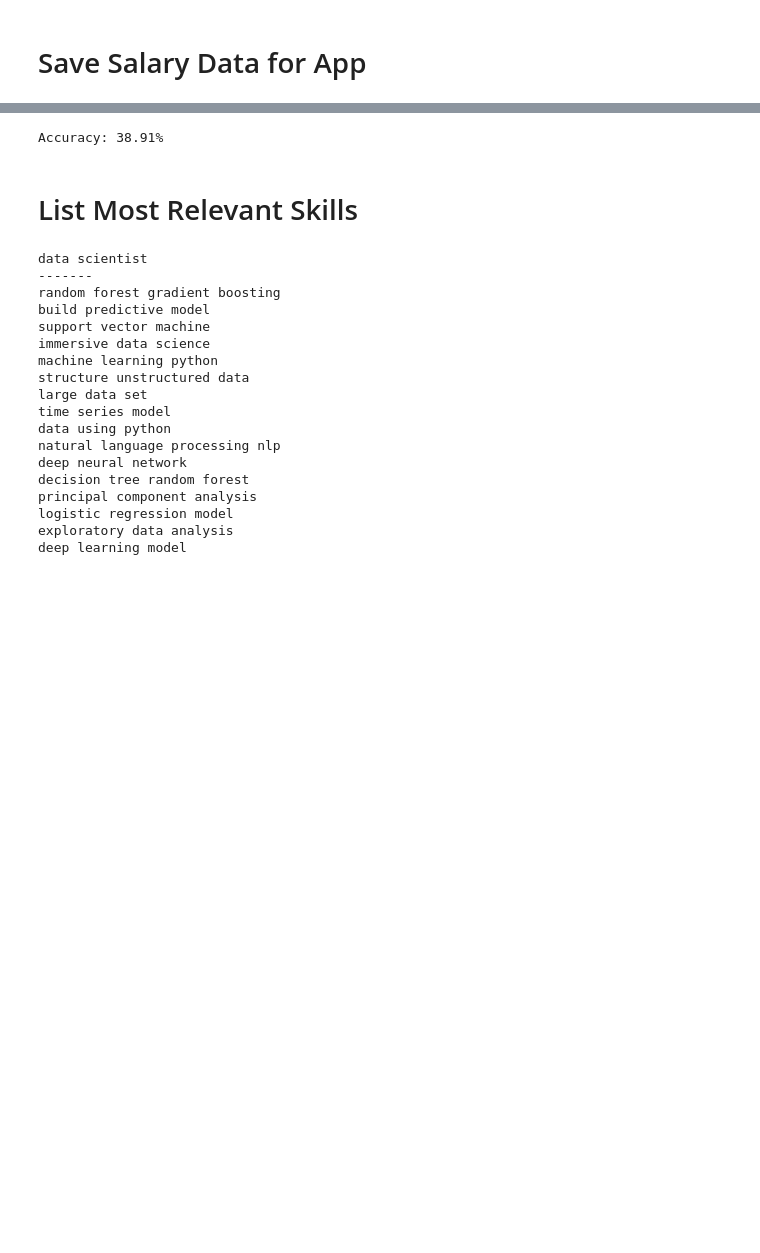
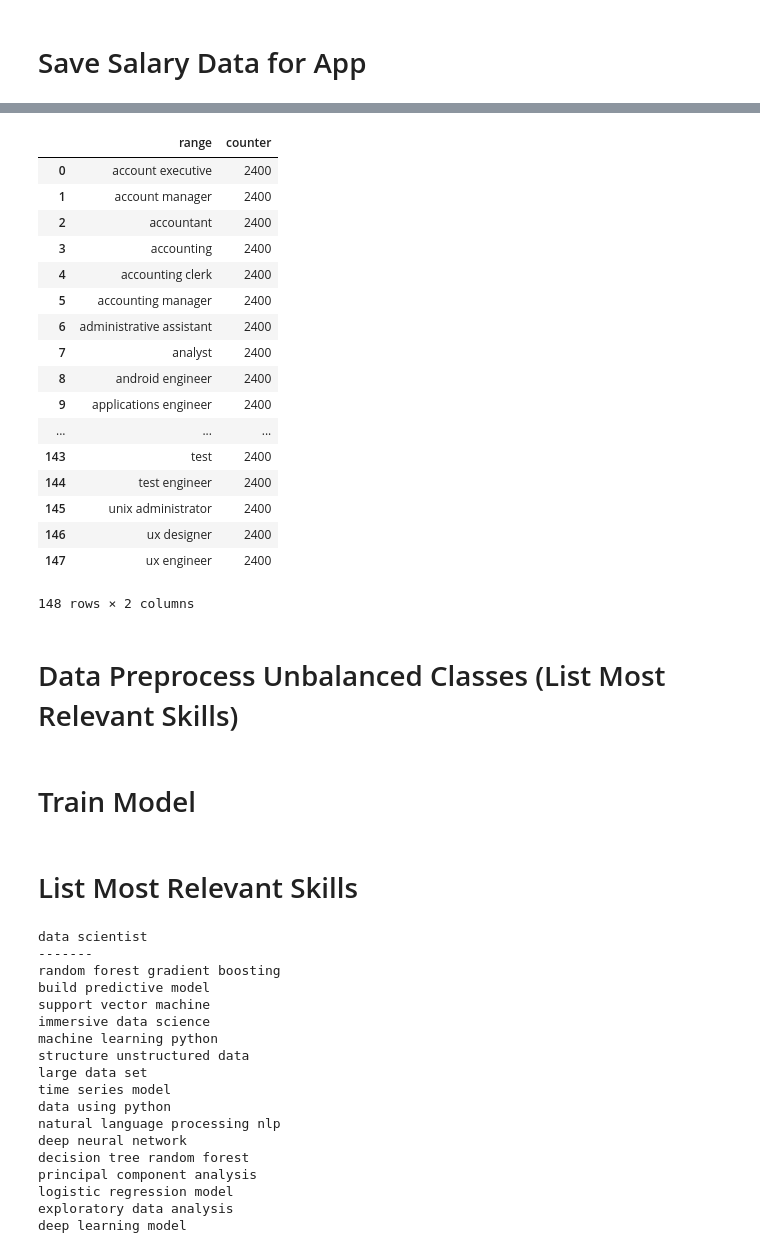
Before and after one commit to icareerclimber/career-skills-capstone, a Jupyter notebook: model_pipeline/03_process_salary_and_create_ngram_model.ipynb, the cells around one changed output, grey strips where cells are left out. Drawn from its saved outputs; the diff is of its cells as text; code cells hidden in the pictures; blank space fills up the shorter version.

Commit message:
changes to add SMOTE

```diff
--- a/model_pipeline/03_process_salary_and_create_ngram_model.ipynb
+++ b/model_pipeline/03_process_salary_and_create_ngram_model.ipynb
@@ -150,6 +154,21 @@ combined_salaries.to_csv(directory+'03_cleaned_salaries_for_app.csv',index=False
+# %%
+max_number_records = 2500
+
+# This code samples the number of records to remove excessive numbers
+new_job_descriptions = pd.DataFrame()
+for name, group in jobs_descriptions.groupby('cleaned_job_title'):
+    if group[group.from_year < 2017].cleaned_job_title.count() > max_number_records:
+        new_job_descriptions = pd.concat([new_job_descriptions,group[group.from_year < 2017]\
+            .sort_values(by='from_year', ascending=False).head(max_number_records)])
+    elif group[group.from_year < 2018].cleaned_job_title.count() > max_number_records:
+        new_job_descriptions = pd.concat([new_job_descriptions,group[group.from_year < 2018]\
+            .sort_values(by='from_year', ascending=False).head(max_number_records)])
+    else:
+        new_job_descriptions = pd.concat([new_job_descriptions,group\
+            .sort_values(by='from_year', ascending=False).head(max_number_records)])
 # %%
 # from functions.word_preprocessing
-x_data = preprocess_list(jobs_descriptions.summary_text)
+x_data = preprocess_list(new_job_descriptions.summary_text)
+
+# Create labels using cleaned_job_title
+y_labels = new_job_descriptions.cleaned_job_title
-# %%
-# Create labels using cleaned_job_title
-y_labels = jobs_descriptions.cleaned_job_title
@@ -179,0 +197,29 @@ Vocabulary len: 35083980
+# %%
+sm = SMOTE(kind='regular')
+X_res, y_res = sm.fit_sample(X_train_vectorized, y_train)
+# %%
+temp_display = pd.DataFrame(y_res)
+temp_display.columns = ['range']
+temp_display['counter'] = 1
+temp_display.groupby('range').count().reset_index()
+# %% [output]
+|  | range | counter |
+| 0 | account executive | 2400 |
+| 1 | account manager | 2400 |
+| 2 | accountant | 2400 |
+| 3 | accounting | 2400 |
+| 4 | accounting clerk | 2400 |
+| 5 | accounting manager | 2400 |
+| 6 | administrative assistant | 2400 |
+| 7 | analyst | 2400 |
+| 8 | android engineer | 2400 |
+| 9 | applications engineer | 2400 |
+| ... | ... | ... |
+| 143 | test | 2400 |
+| 144 | test engineer | 2400 |
+| 145 | unix administrator | 2400 |
+| 146 | ux designer | 2400 |
+| 147 | ux engineer | 2400 |
+148 rows × 2 columns
+# %% [markdown]
+# Data Preprocess Unbalanced Classes (List Most Relevant Skills)
@@ -180,12 +241,12 @@ Vocabulary len: 35083980
+# %% [markdown]
+# Train Model
 # %%
 # Train Multinomial Naive Bayes model
 model = MultinomialNB(alpha=parameters['alpha'])
-model.fit(X_train_vectorized, y_train)
+model.fit(X_res, y_res)
 
 y_pred = model.predict(vect.transform(X_test))
 print('Accuracy: %.2f%%' % (accuracy_score(y_test, y_pred) * 100))
-# %% [output]
-Accuracy: 38.91%
 # %%
 # predictions = pd.DataFrame(list(zip(y_test, y_pred)))
 # predictions.columns=['actual','prediction']
```
Also changed, not shown: parts of 14 cells of this notebook, 5 other files.
